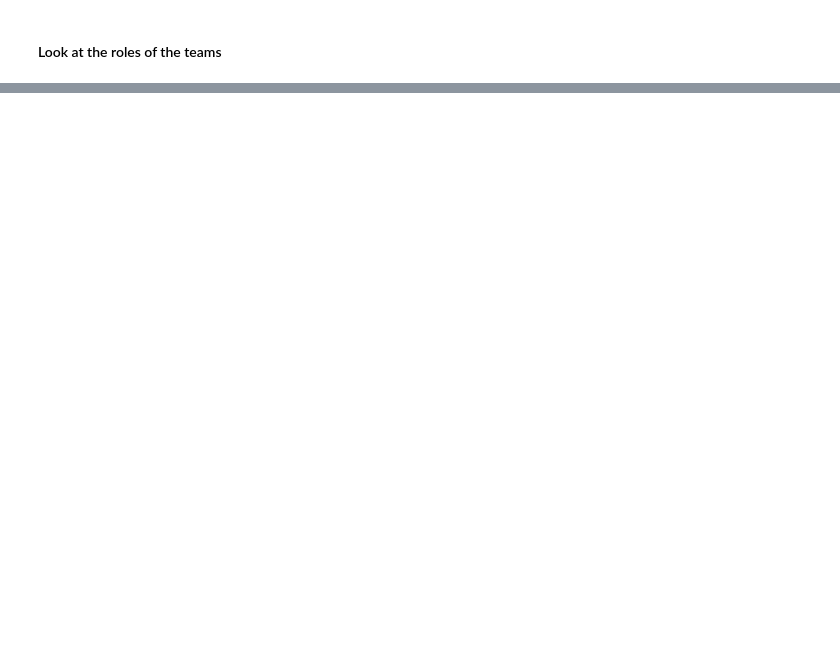
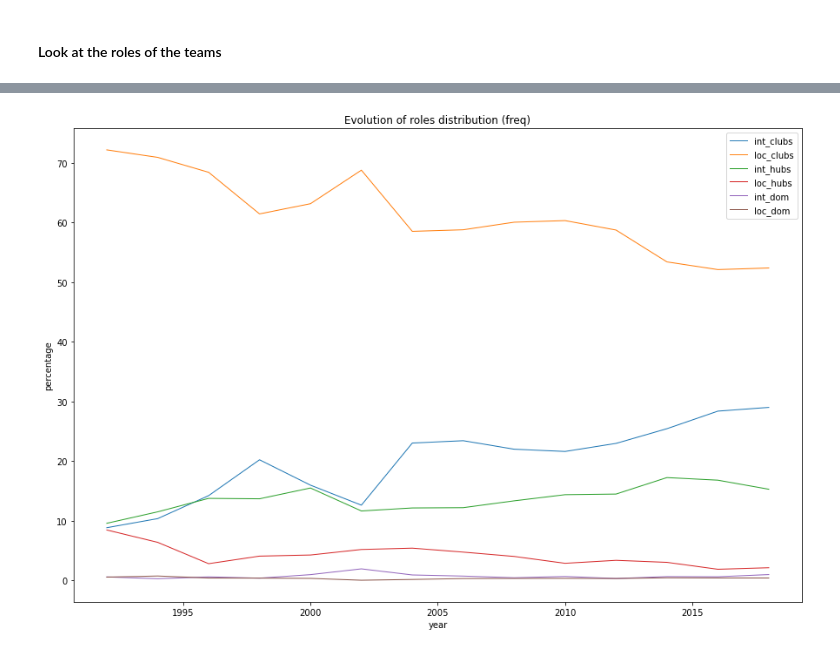
Before and after one commit to marcros/football-transfers, a Jupyter notebook: partecipation.ipynb, the cells around one changed output, grey strips where cells are left out. Saved outputs shown, nothing was run; the diff lists cells and outputs as text; code cells hidden in the pictures; blank space fills up the shorter version.

```diff
--- a/partecipation.ipynb
+++ b/partecipation.ipynb
@@ -158,0 +171,39 @@ Local hubs: (18)
+# %%
+def role_percentages(filename, z1=0.8, z2=3, P1=0.4):
+    g = Graph.Load(filename)
+    names = np.array(g.vs['name'])
+
+    z = get_zscore(g)
+    P = get_partecipation(g)
+
+    int_clubs = names[np.intersect1d(np.where(z <= z1), np.where(P > P1))]
+    loc_clubs = names[np.intersect1d(np.where(z <= z1), np.where(P <= P1))]
+    int_hubs  = names[np.intersect1d(np.intersect1d(np.where(z1< z), np.where(z <= z2)), np.where(P > P1))]
+    loc_hubs  = names[np.intersect1d(np.intersect1d(np.where(z1< z), np.where(z <= z2)), np.where(P <= P1))]
+    int_dom   = names[np.intersect1d(np.where(z > z2), np.where(P > P1))]
+    loc_dom   = names[np.intersect1d(np.where(z > z2), np.where(P <= P1))]
+
+    roles_lengths = [len(int_clubs), len(loc_clubs),len(int_hubs),len(loc_hubs),len(int_dom),len(loc_dom)]
+    percentages = np.array(roles_lengths)/len(names)*100
+    return percentages
+# %%
+years = [y for y in range(1992, 2020, 1)]
+percentages = {'int_clubs':[], 'loc_clubs':[],'int_hubs':[],'loc_hubs':[],'int_dom':[],'loc_dom':[]}
+for year in years:
+    p = role_percentages('nets/{}/freq_net.net'.format(year))
+    for i,role in enumerate(percentages):
+        percentages[role].append(p[i])
+# %%
+plt.figure(figsize=(15,10))
+for role in percentages:
+    plt.plot(years[::2], np.mean(np.reshape(percentages[role],(-1,2)), axis=1), linewidth=1, label=role)
+    #plt.plot(years, percentages[role], linewidth=1, label=role)
+
+plt.legend()
+plt.xlabel('year')
+plt.ylabel('percentage')
+plt.title('Evolution of roles distribution (freq)')
+plt.savefig('roles.png')
+plt.show()
+# %% [output]
+[figure, added]
```
Also changed, not shown: parts of 4 cells of this notebook, 2 other files.
